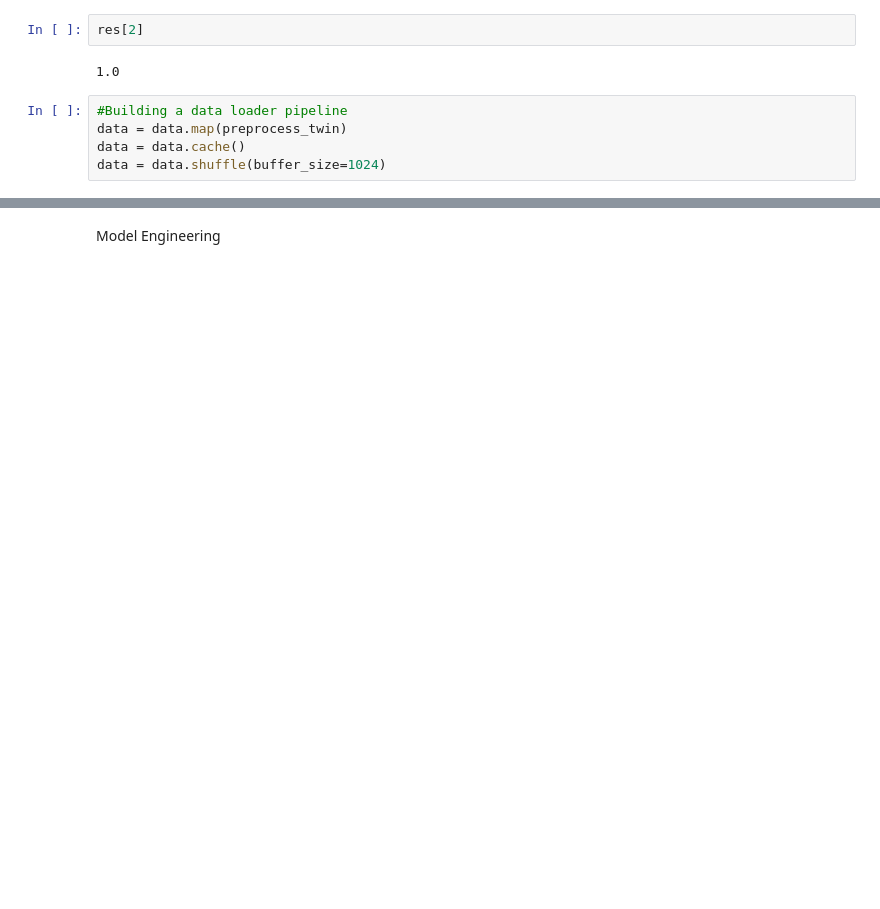
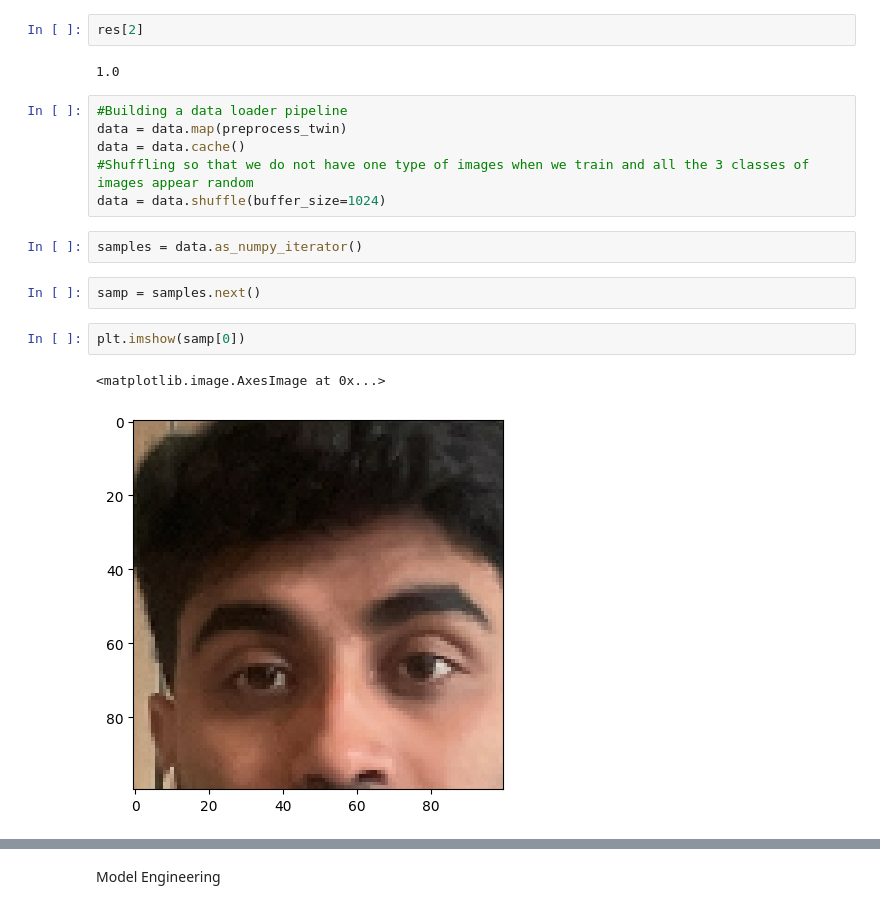
Before and after one commit to Adarsh220499/Facial_Recognition, a Jupyter notebook: Face_Recognition.ipynb, the cells around one changed output, grey strips where cells are left out. Drawn from its saved outputs; the diff is of its cells as text; blank space fills up the shorter version.

```diff
--- a/Face_Recognition.ipynb
+++ b/Face_Recognition.ipynb
@@ -216,4 +217,14 @@ res[2]
 #Building a data loader pipeline
 data = data.map(preprocess_twin)
 data = data.cache()
+#Shuffling so that we do not have one type of images when we train and all the 3 classes of images appear random
 data = data.shuffle(buffer_size=1024)
+# %%
+samples = data.as_numpy_iterator()
+# %%
+samp = samples.next()
+# %%
+plt.imshow(samp[0])
+# %% [output]
+<matplotlib.image.AxesImage at 0x...>
+[figure, added]
```
Also changed, not shown: parts of 10 cells of this notebook.
